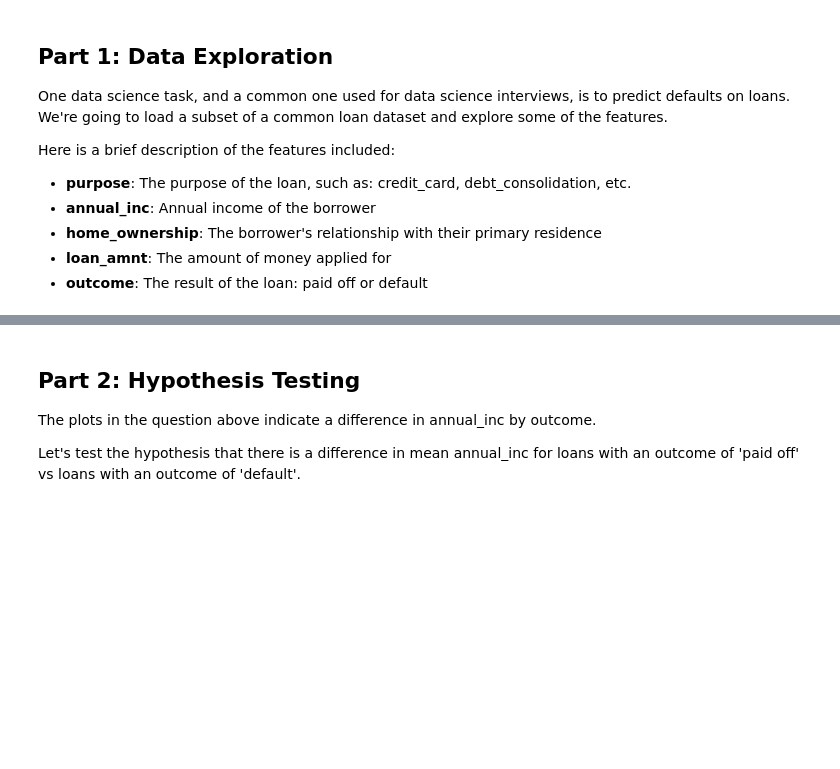
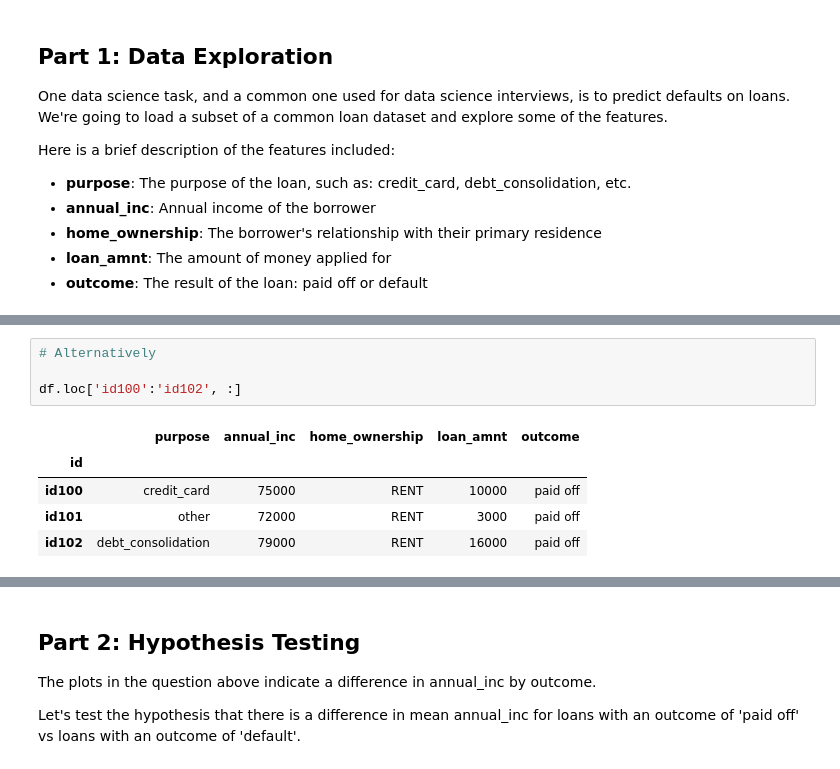
Before and after one commit to ZhaoJackson/Data_Science_, a Jupyter notebook: homeworks/hw_1/notebooks/Homework_1-zz3119.ipynb, the cells around one changed output, grey strips where cells are left out. Drawn from its saved outputs; the diff is of its cells as text; blank space fills up the shorter version.

```diff
--- a/homeworks/hw_1/notebooks/Homework_1-zz3119.ipynb
+++ b/homeworks/hw_1/notebooks/Homework_1-zz3119.ipynb
@@ -275,0 +106,10 @@ plt.show()
+# %%
+# Alternatively
+
+df.loc['id100':'id102', :]
+# %% [output]
+|  | purpose | annual_inc | home_ownership | loan_amnt | outcome |
+| id |  |  |  |  |  |
+| id100 | credit_card | 75000 | RENT | 10000 | paid off |
+| id101 | other | 72000 | RENT | 3000 | paid off |
+| id102 | debt_consolidation | 79000 | RENT | 16000 | paid off |
```
Also changed, not shown: parts of 42 cells of this notebook, 4 other files.
